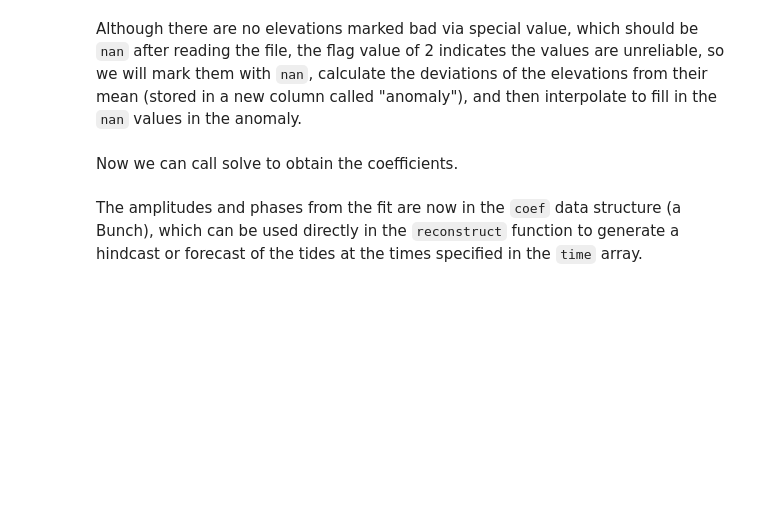
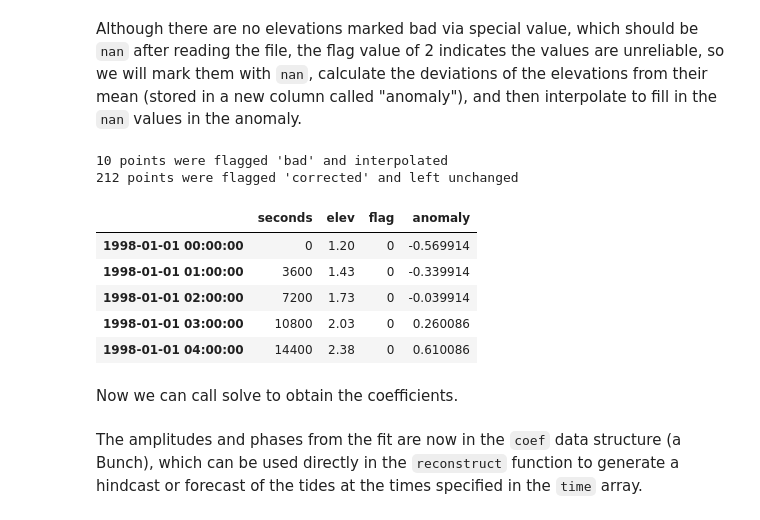
Before and after one commit to SLSMF/gloss_training_north_africa, a Jupyter notebook: selene_training.ipynb, the cells around one changed output. Saved outputs shown, nothing was run; the diff lists cells and outputs as text; code cells hidden in the pictures; blank space fills up the shorter version.

```diff
--- a/selene_training.ipynb
+++ b/selene_training.ipynb
@@ -278,0 +604,43 @@ def add_custom_station(station_id, name, lat, lon, data_file):
+# %%
+
+# Load existing configuration
+with open(c.stationsfile, 'r') as f:
+    stations = json.load(f)
+
+# Add new station
+stations[station_metadata['Code']] = {
+    "foremanharmfile": f"configuration/harmonics/{station.value}_harm.pkl",
+    "latitude": station_metadata['Lat'],
+    "longitude": station_metadata['Lon'],
+    "minint": 60,
+    "maxlevel": 18406,
+    "maxsurge": 13497,
+    "minlevel": -8588,
+    "minsurge": -13497,
+    "max": 2300,
+    "qc_level_nsigma": 3,
+    "qc_level_splinedegree": 2,
+    "qc_level_winsize": 40,
+    "qc_stucklimit": 10,
+    "qc_surge_nsigma": 5,
+    "qc_surge_splinedegree": 3,
+    "qc_surge_winsize": 80,
+    "shortname": station_metadata['Code'].upper(),
+    "name": station_metadata['Code'],
+    "seriesdatecolumns": "1,2",
+    "seriesdateformat": "%Y-%m-%d%H:%M:%S",
+    "seriesfile": f"datafiles/{station.value + '.data'}",
+    "seriesqccolumn": 4,
+    "seriesseparator": " ",
+    "seriesvaluecolumn": 3,
+    "data_mode": "R",
+    }
+
+# Save updated configuration
+with open(c.stationsfile, 'w') as f:
+    json.dump(stations, f, indent=4)
+
+print(f"✓ Added station {station_metadata['Code']}")
+
+
+display(JSON(c.stationsfile, expanded=False))
@@ -422,12 +822,22 @@ Although there are no elevations marked bad via special value, which should be `
 # %%
 bad = obs["flag"] == 2
 corrected = obs["flag"] == 1
 
 obs.loc[bad, "elev"] = np.nan
 obs["anomaly"] = obs["elev"] - obs["elev"].mean()
 obs["anomaly"] = obs["anomaly"].interpolate()
 print(f"{bad.sum()} points were flagged 'bad' and interpolated")
 print(f"{corrected.sum()} points were flagged 'corrected' and left unchanged")
+obs.head(5)
+# %% [output]
+10 points were flagged 'bad' and interpolated
+212 points were flagged 'corrected' and left unchanged
+|  | seconds | elev | flag | anomaly |
+| 1998-01-01 00:00:00 | 0 | 1.20 | 0 | -0.569914 |
+| 1998-01-01 01:00:00 | 3600 | 1.43 | 0 | -0.339914 |
+| 1998-01-01 02:00:00 | 7200 | 1.73 | 0 | -0.039914 |
+| 1998-01-01 03:00:00 | 10800 | 2.03 | 0 | 0.260086 |
+| 1998-01-01 04:00:00 | 14400 | 2.38 | 0 | 0.610086 |
 # %% [markdown]
 Now we can call solve to obtain the coefficients.
 # %%
```
Also changed, not shown: parts of 31 cells of this notebook, 2 other files.
